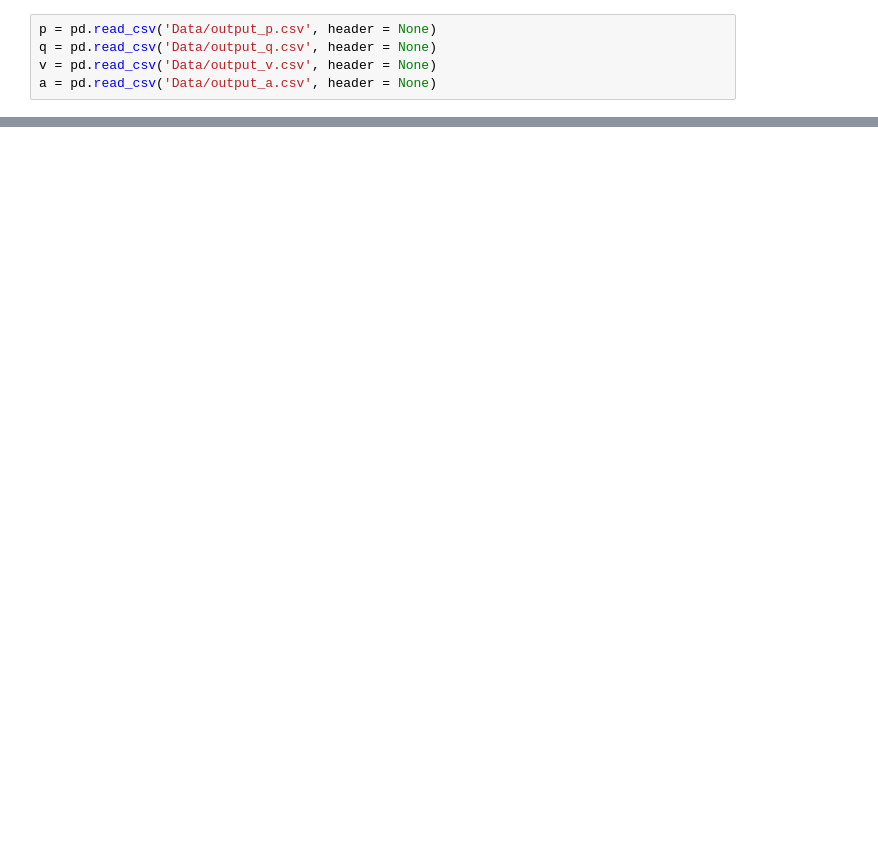
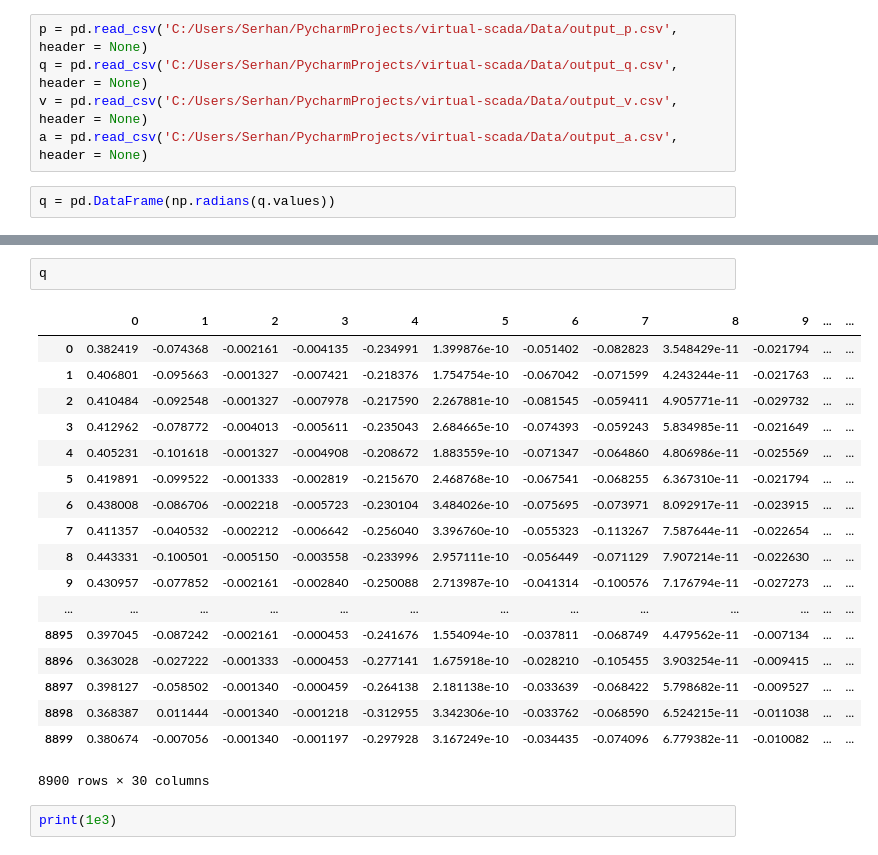
Before and after one commit to slacgismo/virtual-scada, a Jupyter notebook: Notebooks/MLPowerflowExample.ipynb, the cells around one changed output, grey strips where cells are left out. Saved outputs shown, nothing was run; the diff lists cells and outputs as text; blank space fills up the shorter version.

```diff
--- a/Notebooks/MLPowerflowExample.ipynb
+++ b/Notebooks/MLPowerflowExample.ipynb
@@ -11,5 +8,7 @@ sys.path.append('..')
 # %%
-p = pd.read_csv('Data/output_p.csv', header = None)
-q = pd.read_csv('Data/output_q.csv', header = None)
-v = pd.read_csv('Data/output_v.csv', header = None)
-a = pd.read_csv('Data/output_a.csv', header = None)
+p = pd.read_csv('C:/Users/Serhan/PycharmProjects/virtual-scada/Data/output_p.csv', header = None)
+q = pd.read_csv('C:/Users/Serhan/PycharmProjects/virtual-scada/Data/output_q.csv', header = None)
+v = pd.read_csv('C:/Users/Serhan/PycharmProjects/virtual-scada/Data/output_v.csv', header = None)
+a = pd.read_csv('C:/Users/Serhan/PycharmProjects/virtual-scada/Data/output_a.csv', header = None)
+# %%
+q = pd.DataFrame(np.radians(q.values))
@@ -15,0 +84,23 @@ a = pd.read_csv('Data/output_a.csv', header = None)
+# %%
+q
+# %% [output]
+|  | 0 | 1 | 2 | 3 | 4 | 5 | 6 | 7 | 8 | 9 | ... | ... |
+| 0 | 0.382419 | -0.074368 | -0.002161 | -0.004135 | -0.234991 | 1.399876e-10 | -0.051402 | -0.082823 | 3.548429e-11 | -0.021794 | ... | ... |
+| 1 | 0.406801 | -0.095663 | -0.001327 | -0.007421 | -0.218376 | 1.754754e-10 | -0.067042 | -0.071599 | 4.243244e-11 | -0.021763 | ... | ... |
+| 2 | 0.410484 | -0.092548 | -0.001327 | -0.007978 | -0.217590 | 2.267881e-10 | -0.081545 | -0.059411 | 4.905771e-11 | -0.029732 | ... | ... |
+| 3 | 0.412962 | -0.078772 | -0.004013 | -0.005611 | -0.235043 | 2.684665e-10 | -0.074393 | -0.059243 | 5.834985e-11 | -0.021649 | ... | ... |
+| 4 | 0.405231 | -0.101618 | -0.001327 | -0.004908 | -0.208672 | 1.883559e-10 | -0.071347 | -0.064860 | 4.806986e-11 | -0.025569 | ... | ... |
+| 5 | 0.419891 | -0.099522 | -0.001333 | -0.002819 | -0.215670 | 2.468768e-10 | -0.067541 | -0.068255 | 6.367310e-11 | -0.021794 | ... | ... |
+| 6 | 0.438008 | -0.086706 | -0.002218 | -0.005723 | -0.230104 | 3.484026e-10 | -0.075695 | -0.073971 | 8.092917e-11 | -0.023915 | ... | ... |
+| 7 | 0.411357 | -0.040532 | -0.002212 | -0.006642 | -0.256040 | 3.396760e-10 | -0.055323 | -0.113267 | 7.587644e-11 | -0.022654 | ... | ... |
+| 8 | 0.443331 | -0.100501 | -0.005150 | -0.003558 | -0.233996 | 2.957111e-10 | -0.056449 | -0.071129 | 7.907214e-11 | -0.022630 | ... | ... |
+| 9 | 0.430957 | -0.077852 | -0.002161 | -0.002840 | -0.250088 | 2.713987e-10 | -0.041314 | -0.100576 | 7.176794e-11 | -0.027273 | ... | ... |
+| ... | ... | ... | ... | ... | ... | ... | ... | ... | ... | ... | ... | ... |
+| 8895 | 0.397045 | -0.087242 | -0.002161 | -0.000453 | -0.241676 | 1.554094e-10 | -0.037811 | -0.068749 | 4.479562e-11 | -0.007134 | ... | ... |
+| 8896 | 0.363028 | -0.027222 | -0.001333 | -0.000453 | -0.277141 | 1.675918e-10 | -0.028210 | -0.105455 | 3.903254e-11 | -0.009415 | ... | ... |
+| 8897 | 0.398127 | -0.058502 | -0.001340 | -0.000459 | -0.264138 | 2.181138e-10 | -0.033639 | -0.068422 | 5.798682e-11 | -0.009527 | ... | ... |
+| 8898 | 0.368387 | 0.011444 | -0.001340 | -0.001218 | -0.312955 | 3.342306e-10 | -0.033762 | -0.068590 | 6.524215e-11 | -0.011038 | ... | ... |
+| 8899 | 0.380674 | -0.007056 | -0.001340 | -0.001197 | -0.297928 | 3.167249e-10 | -0.034435 | -0.074096 | 6.779382e-11 | -0.010082 | ... | ... |
+8900 rows × 30 columns
+# %%
+print(1e3)
```
Also changed, not shown: parts of 9 cells of this notebook, 2 other files.
